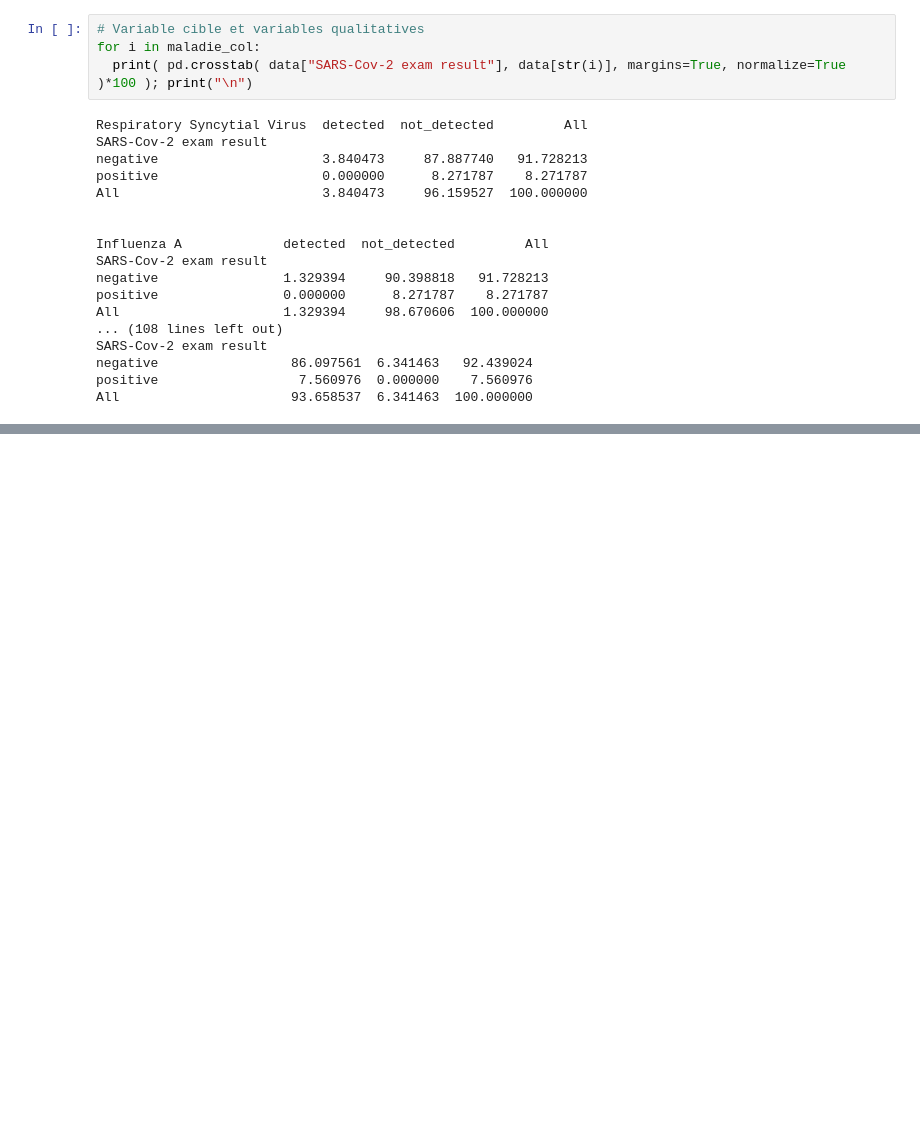
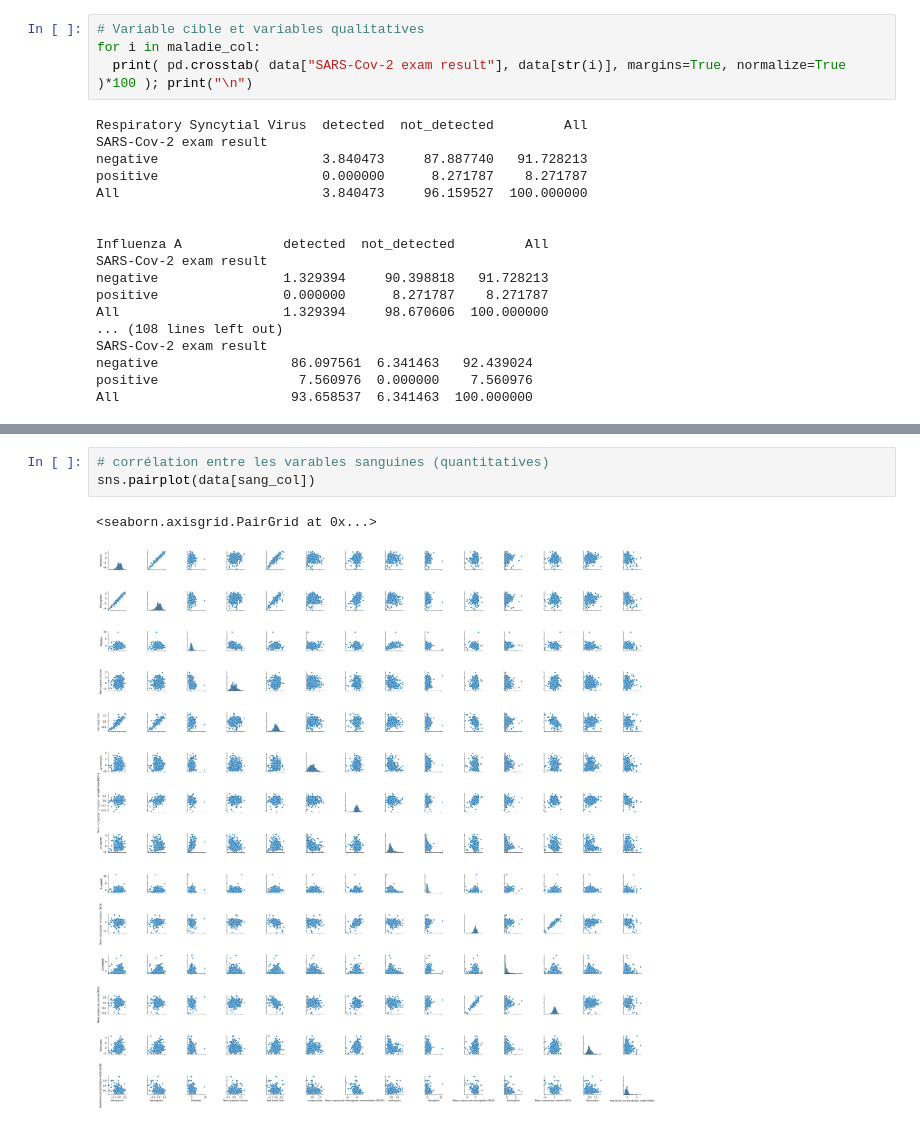
Before and after one commit to christian235711/covid, a Jupyter notebook: code_covid.ipynb, the cells around one changed output, grey strips where cells are left out. Drawn from its saved outputs; the diff is of its cells as text; blank space fills up the shorter version.

```diff
--- a/code_covid.ipynb
+++ b/code_covid.ipynb
@@ -652 +607,7 @@ dtype: int64
+# %%
+# corrélation entre les varables sanguines (quantitatives)
+sns.pairplot(data[sang_col])
+# %% [output]
+<seaborn.axisgrid.PairGrid at 0x...>
+[figure, added]
 # %%
```
Also changed, not shown: parts of 30 cells of this notebook.
